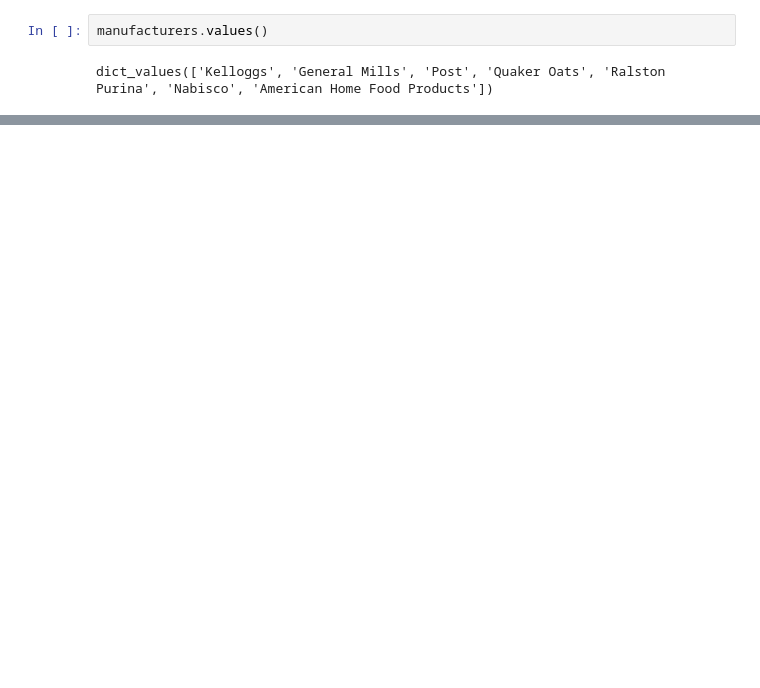
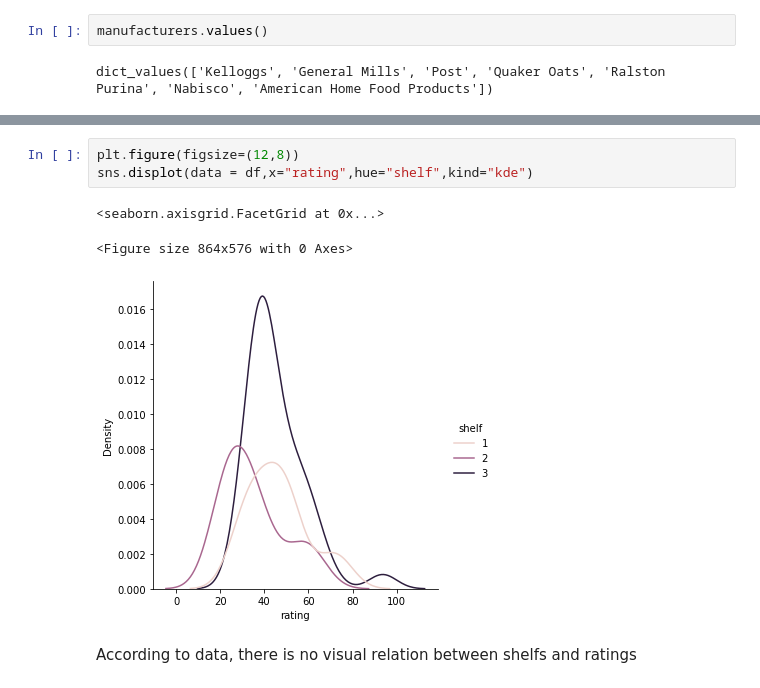
Before and after one commit to thiagocoral/kaggle-projects, a Jupyter notebook: cereal/cereal-notebook.ipynb, the cells around one changed output, grey strips where cells are left out. Drawn from its saved outputs; the diff is of its cells as text; blank space fills up the shorter version.

```diff
--- a/cereal/cereal-notebook.ipynb
+++ b/cereal/cereal-notebook.ipynb
@@ -219,0 +238,9 @@ df[df["mfr"]=="K"].sort_values("rating",ascending=False).head(5)
+# %%
+plt.figure(figsize=(12,8))
+sns.displot(data = df,x="rating",hue="shelf",kind="kde")
+# %% [output]
+<seaborn.axisgrid.FacetGrid at 0x...>
+<Figure size 864x576 with 0 Axes>
+[figure, added]
+# %% [markdown]
+According to data, there is no visual relation between shelfs and ratings
```
Also changed, not shown: parts of 9 cells of this notebook.
